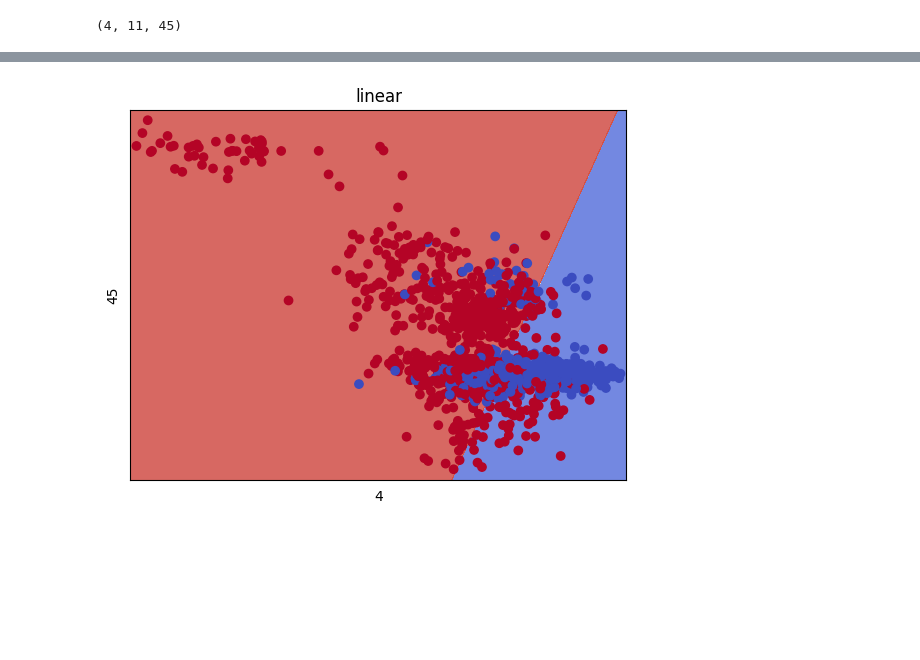
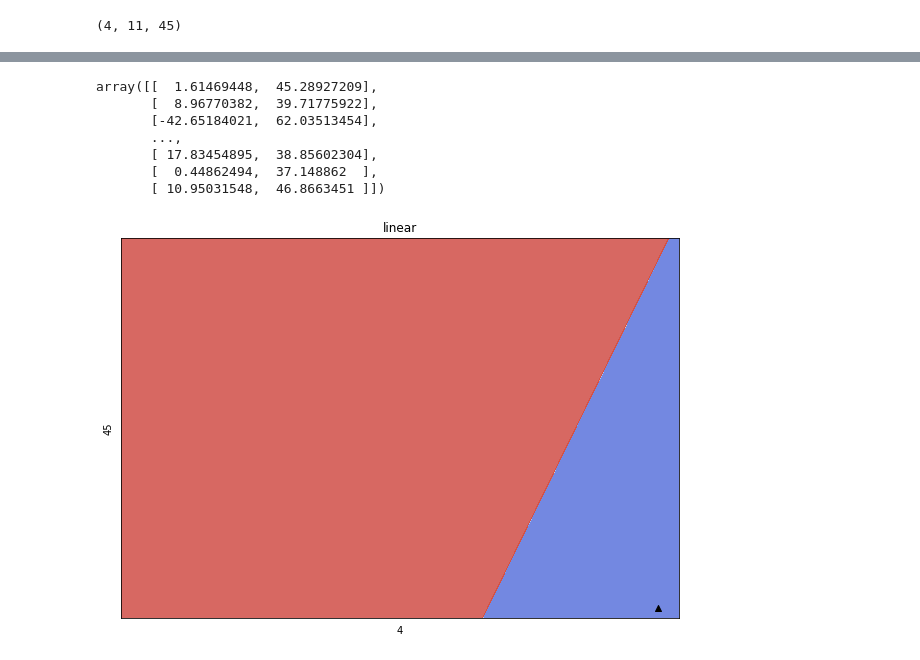
Before and after one commit to omaranwar21/Voice-Fingerprint-Recogintion, a Jupyter notebook: processing/ingroup.ipynb, the cells around one changed output, grey strips where cells are left out. Saved outputs shown, nothing was run; the diff lists cells and outputs as text; code cells hidden in the pictures; blank space fills up the shorter version.

Commit message:
model plotting first trial

```diff
--- a/processing/ingroup.ipynb
+++ b/processing/ingroup.ipynb
@@ -201,6 +218,15 @@ xtrainNew = []
 for i in xTrain:
     xtrainNew.append([i[4],i[46]])
 xtrainNew = np.array(xtrainNew)
+xtrainNew
+# %% [output]
+array([[  1.61469448,  45.28927209],
+       [  8.96770382,  39.71775922],
+       [-42.65184021,  62.03513454],
+       ...,
+       [ 17.83454895,  38.85602304],
+       [  0.44862494,  37.148862  ],
+       [ 10.95031548,  46.8663451 ]])
 # %%
 # # import numpy as np
 # # import matplotlib.pyplot as plt
@@ -217,7 +243,7 @@ h = .02  # step size in the mesh
 # we create an instance of SVM and fit out data. We do not scale our
 # data since we want to plot the support vectors
 C = 1.0  # SVM regularization parameter
-svc = SVC(kernel='linear', C=C).fit(X, y)
+svc = SVC(kernel='linear', C=C , decision_function_shape="ovo").fit(X, y)
 # rbf_svc = svm.SVC(kernel='rbf', gamma=0.7, C=C).fit(X, y)
 # poly_svc = svm.SVC(kernel='poly', degree=3, C=C).fit(X, y)
 # lin_svc = svm.LinearSVC(C=C).fit(X, y)
@@ -246,21 +272,23 @@ Z = svc.predict(np.c_[xx.ravel(), yy.ravel()])
 # Put the result into a color plot
 Z = Z.reshape(xx.shape)
 # %%
-plt.contourf(xx, yy, Z, cmap=plt.cm.coolwarm, alpha=0.8)
+plt.figure(figsize=(10,7))
+
+plt.contourf(xx, yy, Z, cmap=plt.cm.coolwarm, alpha=0.8,zorder=0)
 
 # Plot also the training points
-plt.scatter(X[:, 0], X[:, 1], c=y,cmap=plt.cm.coolwarm)
+# plt.scatter(X[:, 0], X[:, 1], c=y,marker='x',cmap=plt.cm.coolwarm,zorder=1)
 
-plt.plot([40], [40], color="green", alpha=1)  # plotting single point
+plt.scatter(x=20, y=30, color = '#000000',marker='^',zorder=10)  # plotting single point
 
 plt.xlabel('4')
 plt.ylabel('45')
 plt.xlim(xx.min(), xx.max())
 plt.ylim(yy.min(), yy.max())
 plt.xticks(())
 plt.yticks(())
 plt.title("linear")
 
 plt.show()
 # %% [output]
-[figure, old version]
+[figure, new version]
```
Also changed, not shown: parts of 14 cells of this notebook, 4 other files.
